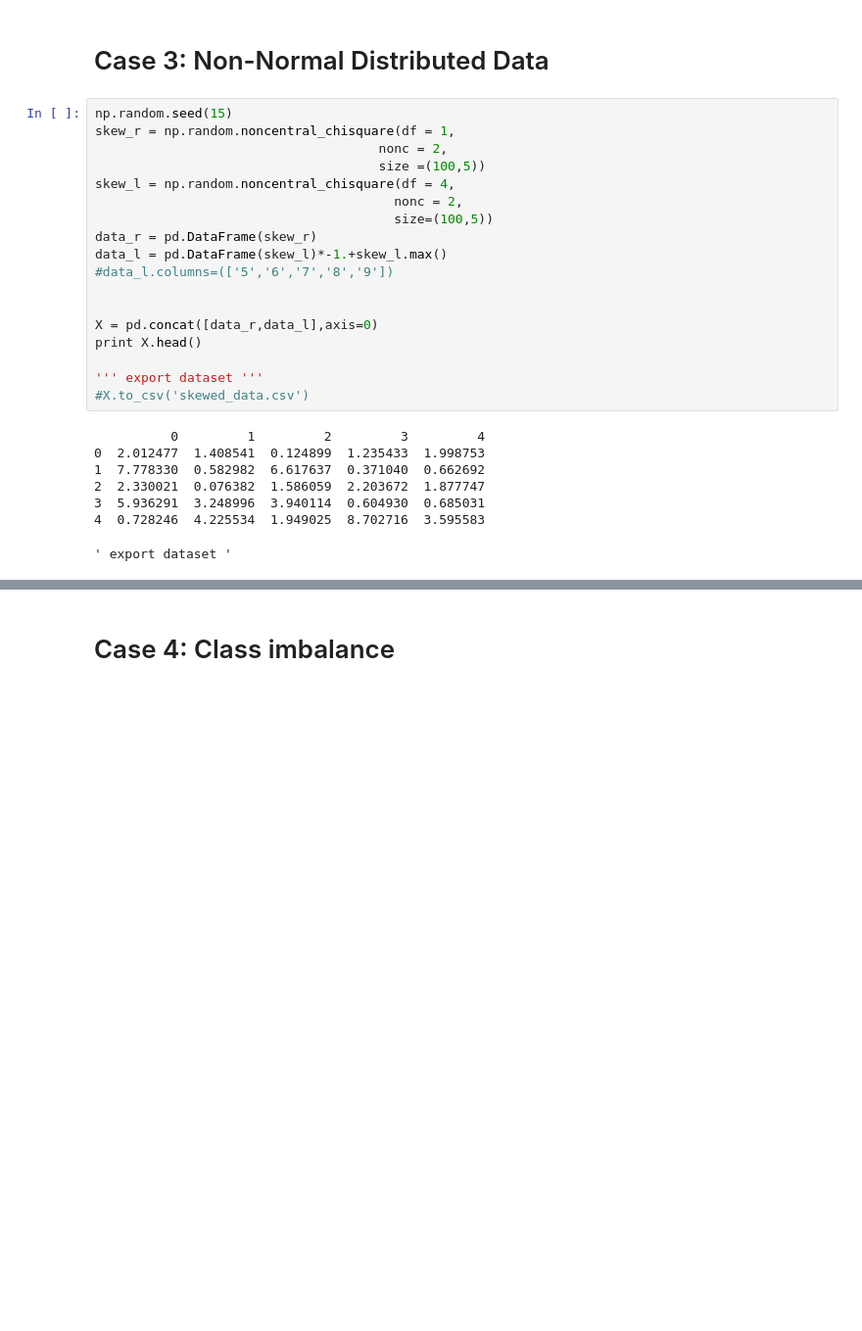
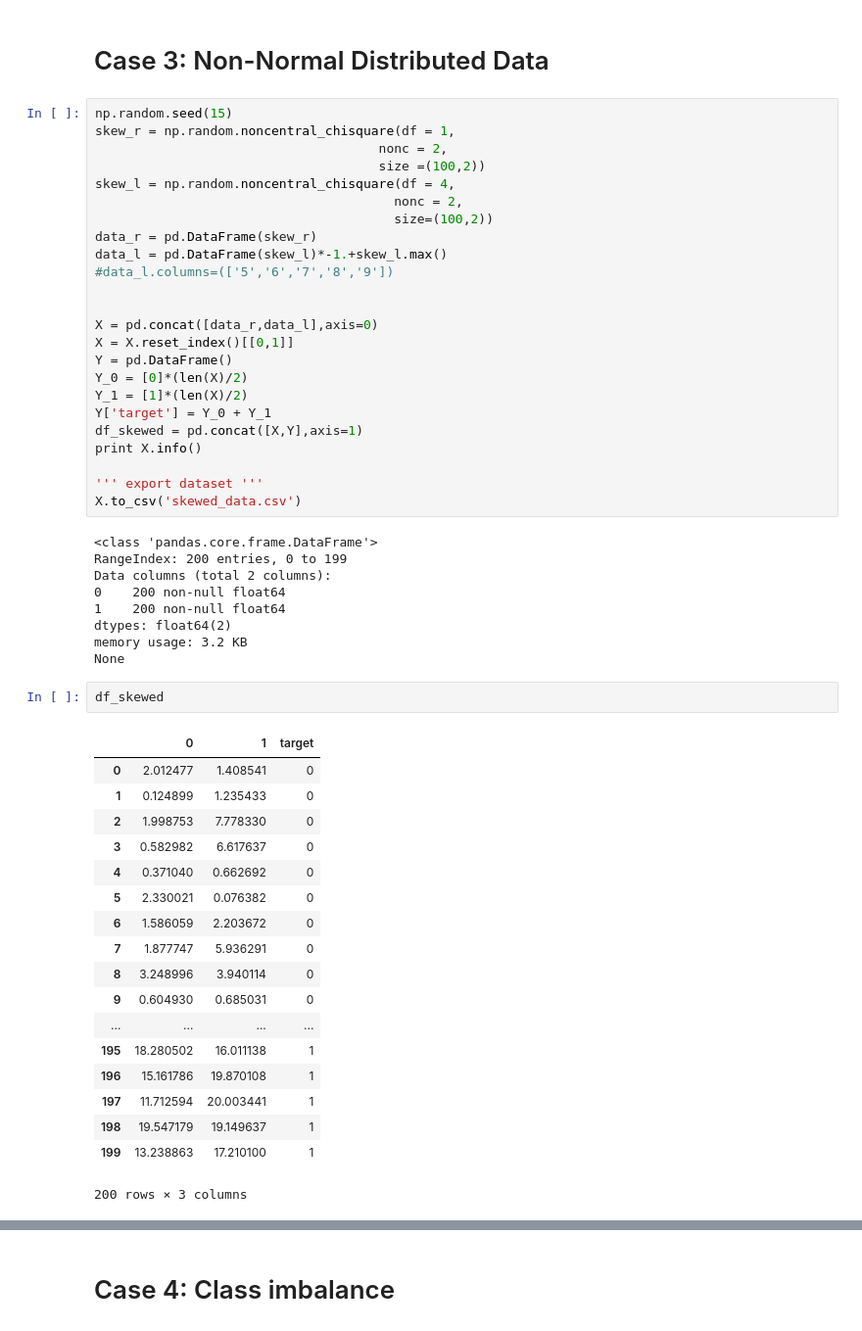
Before and after one commit to areichel90/DS5220-NaiveBayes, a Jupyter notebook: Dataset_Gen.ipynb, the cells around one changed output, grey strips where cells are left out. Shown at 98% size. Cells and saved outputs as stored; diff of their text form; blank space fills up the shorter version.

```diff
--- a/Dataset_Gen.ipynb
+++ b/Dataset_Gen.ipynb
@@ -207,25 +207,53 @@ for i in X_df:
 np.random.seed(15)
 skew_r = np.random.noncentral_chisquare(df = 1,
                                      nonc = 2,
-                                     size =(100,5))
+                                     size =(100,2))
 skew_l = np.random.noncentral_chisquare(df = 4,
                                        nonc = 2,
-                                       size=(100,5))
+                                       size=(100,2))
 data_r = pd.DataFrame(skew_r)
 data_l = pd.DataFrame(skew_l)*-1.+skew_l.max()
 #data_l.columns=(['5','6','7','8','9'])
 
 
 X = pd.concat([data_r,data_l],axis=0)
-print X.head()
+X = X.reset_index()[[0,1]]
+Y = pd.DataFrame()
+Y_0 = [0]*(len(X)/2)
+Y_1 = [1]*(len(X)/2)
+Y['target'] = Y_0 + Y_1
+df_skewed = pd.concat([X,Y],axis=1)
+print X.info()
 
 ''' export dataset '''
-#X.to_csv('skewed_data.csv')
+X.to_csv('skewed_data.csv')
 # %% [output]
-          0         1         2         3         4
-0  2.012477  1.408541  0.124899  1.235433  1.998753
-1  7.778330  0.582982  6.617637  0.371040  0.662692
-2  2.330021  0.076382  1.586059  2.203672  1.877747
-3  5.936291  3.248996  3.940114  0.604930  0.685031
-4  0.728246  4.225534  1.949025  8.702716  3.595583
+<class 'pandas.core.frame.DataFrame'>
+RangeIndex: 200 entries, 0 to 199
+Data columns (total 2 columns):
+0    200 non-null float64
+1    200 non-null float64
+dtypes: float64(2)
+memory usage: 3.2 KB
+None
-' export dataset '
+# %%
+df_skewed
+# %% [output]
+|  | 0 | 1 | target |
+| 0 | 2.012477 | 1.408541 | 0 |
+| 1 | 0.124899 | 1.235433 | 0 |
+| 2 | 1.998753 | 7.778330 | 0 |
+| 3 | 0.582982 | 6.617637 | 0 |
+| 4 | 0.371040 | 0.662692 | 0 |
+| 5 | 2.330021 | 0.076382 | 0 |
+| 6 | 1.586059 | 2.203672 | 0 |
+| 7 | 1.877747 | 5.936291 | 0 |
+| 8 | 3.248996 | 3.940114 | 0 |
+| 9 | 0.604930 | 0.685031 | 0 |
+| ... | ... | ... | ... |
+| 195 | 18.280502 | 16.011138 | 1 |
+| 196 | 15.161786 | 19.870108 | 1 |
+| 197 | 11.712594 | 20.003441 | 1 |
+| 198 | 19.547179 | 19.149637 | 1 |
+| 199 | 13.238863 | 17.210100 | 1 |
+200 rows × 3 columns
```
Also changed, not shown: parts of 2 cells of this notebook, 1 other file.
